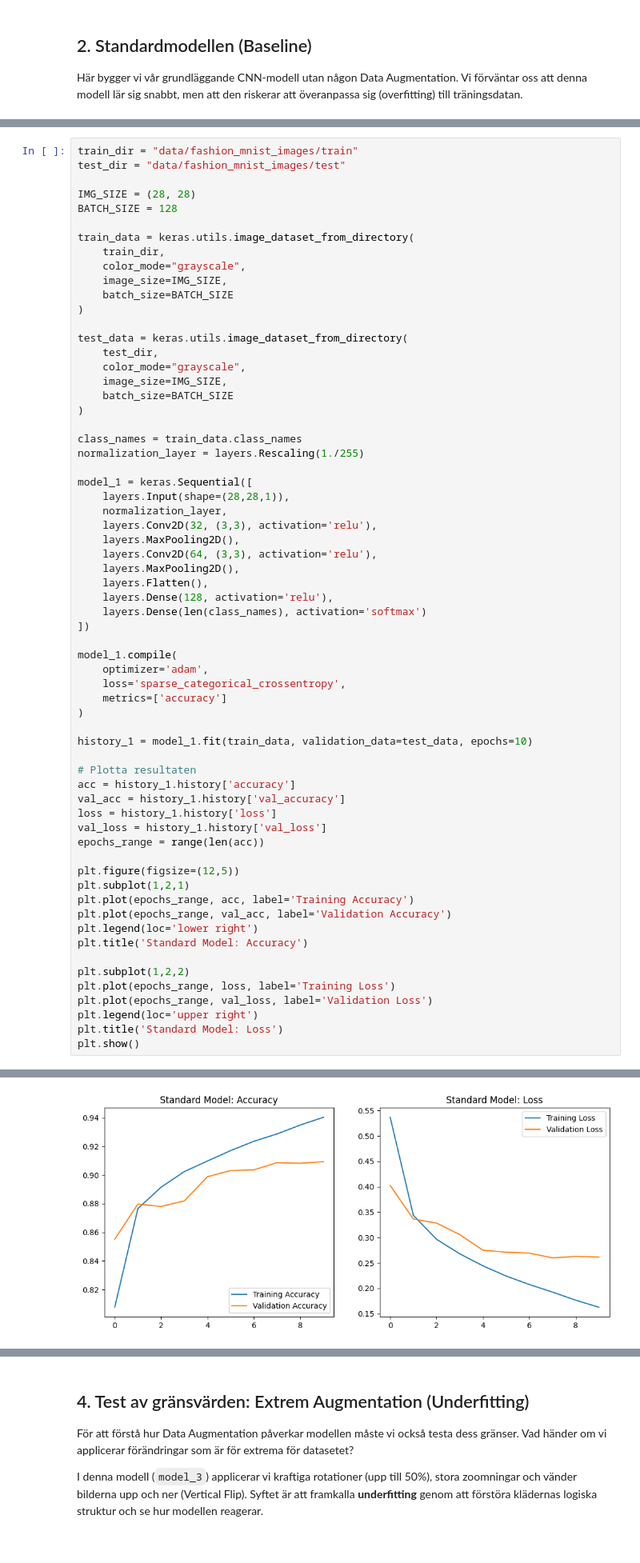
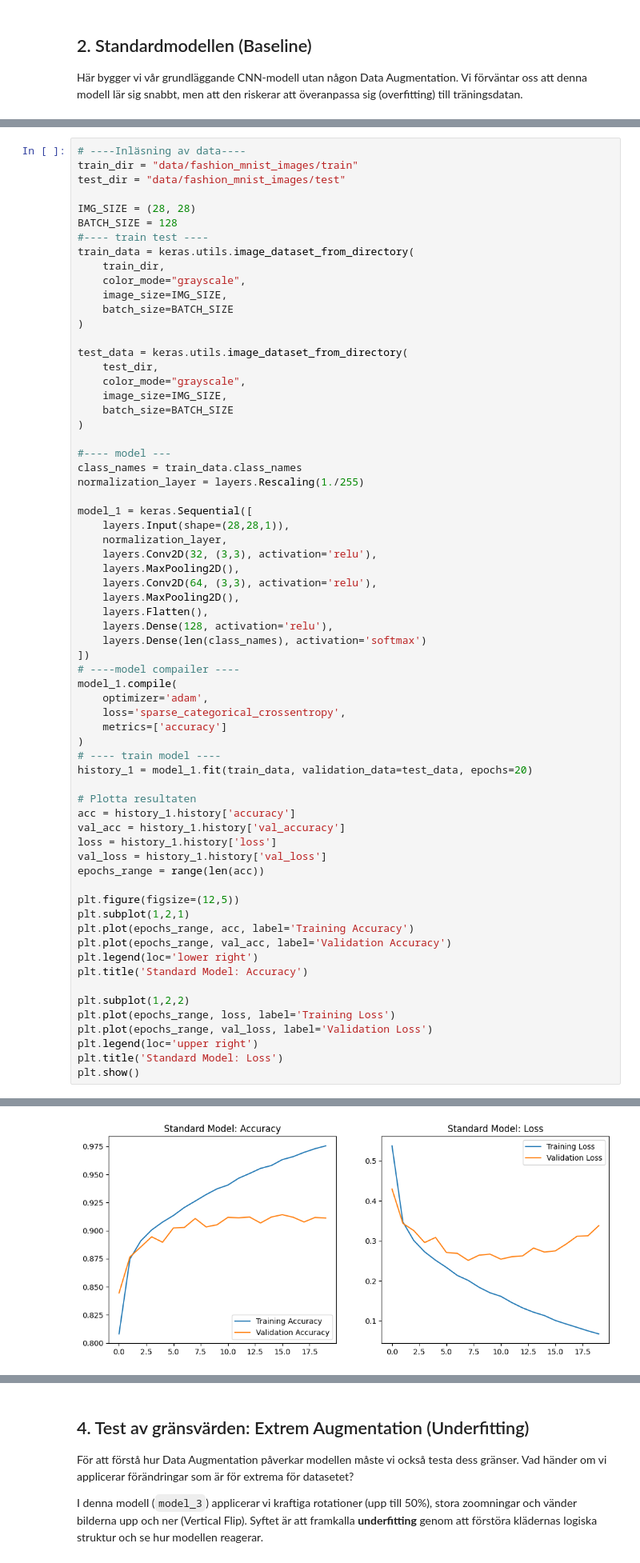
Before and after one commit to eliasstalfreelancer/GruppArbete_Grupp_5_Deep_Learning, a Jupyter notebook: report.ipynb, the cells around one changed output, grey strips where cells are left out. Shown at 80% size. Drawn from its saved outputs; the diff is of its cells as text.

```diff
--- a/report.ipynb
+++ b/report.ipynb
@@ -91,10 +89,11 @@ Här bygger vi vår grundläggande CNN-modell utan någon Data Augmentation. Vi
 # %%
+# ----Inläsning av data----
 train_dir = "data/fashion_mnist_images/train"
 test_dir = "data/fashion_mnist_images/test"
 
 IMG_SIZE = (28, 28)
 BATCH_SIZE = 128
-
+#---- train test ----
 train_data = keras.utils.image_dataset_from_directory(
     train_dir,
     color_mode="grayscale",
@@ -109,6 +108,7 @@ test_data = keras.utils.image_dataset_from_directory(
     batch_size=BATCH_SIZE
 )
 
+#---- model ---
 class_names = train_data.class_names
 normalization_layer = layers.Rescaling(1./255)
 
@@ -123,14 +123,14 @@ model_1 = keras.Sequential([
     layers.Dense(128, activation='relu'),
     layers.Dense(len(class_names), activation='softmax')
 ])
-
+# ----model compailer ----
 model_1.compile(
     optimizer='adam',
     loss='sparse_categorical_crossentropy',
     metrics=['accuracy']
 )
-
-history_1 = model_1.fit(train_data, validation_data=test_data, epochs=10)
+# ---- train model ----
+history_1 = model_1.fit(train_data, validation_data=test_data, epochs=20)
 
 # Plotta resultaten
 acc = history_1.history['accuracy']
@@ -173,2 +173,2 @@ Epoch 10/10
-[figure, old version]
+[figure, new version]
 # %% [markdown]
```
Also changed, not shown: parts of 5 cells of this notebook.
